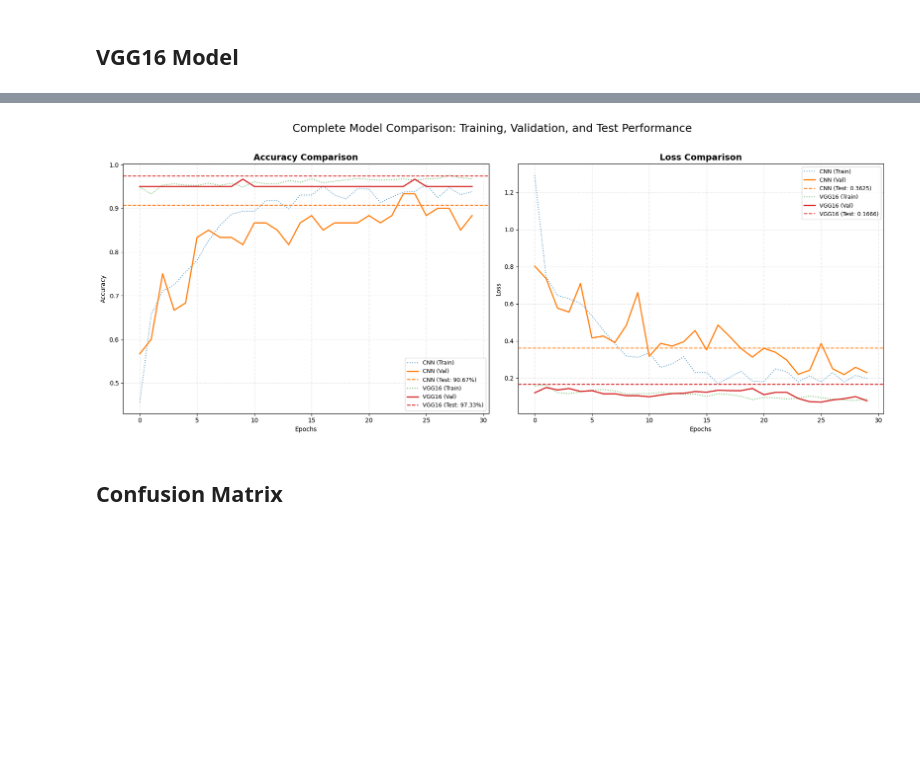
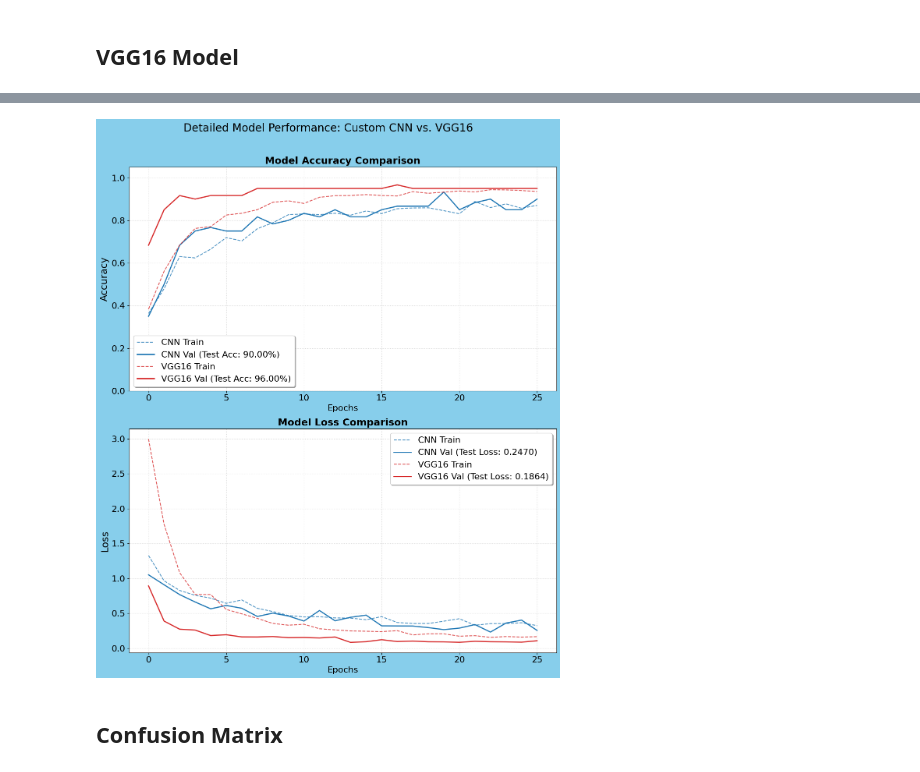
Before and after one commit to benedict8005/Machine-Learning-Repo, a Jupyter notebook: CNN_VGG_Comparison.ipynb, the cells around one changed output, grey strips where cells are left out. Drawn from its saved outputs; the diff is of its cells as text; code cells hidden in the pictures; blank space fills up the shorter version.

```diff
--- a/CNN_VGG_Comparison.ipynb
+++ b/CNN_VGG_Comparison.ipynb
@@ -170,8 +165,7 @@ NameError: name 'show_sample_images' is not defined
 # %% [markdown]
 ## Training Sample Images
 # %%
-
-images, labels = next(vgg_train_gen)
+images, labels = next(train_gen_vgg)
 plt.figure(figsize=(10,5))
 for i in range(5):
     plt.subplot(1,5,i+1)
@@ -188,5 +182,5 @@ Clipping input data to the valid range for imshow with RGB data ([0..1] for floa
 # %%
-images, labels = next(cnn_train_gen)
+images, labels = next(train_gen_scratch)
 plt.figure(figsize=(10,5))
 for i in range(5):
     plt.subplot(1,5,i+1)
@@ -383,66 +370,67 @@ model_vgg.save("vgg16_transfer_learning.keras")
 # Save the scratch model
 model_scratch.save("scratch_cnn.keras")
 # %%
-def plot_comparison_with_test(histories, titles, test_metrics):
-    """
-    histories: list of history objects [history_cnn, history_vgg]
-    titles: list of labels ['CNN Scratch', 'VGG16']
-    test_metrics: list of tuples [(test_loss_cnn, test_acc_cnn), (test_loss_vgg, test_acc_vgg)]
-    """
-    fig, (ax1, ax2) = plt.subplots(1, 2, figsize=(18, 7))
-    colors = ['#1f77b4', '#ff7f0e', '#2ca02c', '#d62728']
+def plot_comparison_stacked(histories, titles, test_metrics):
+
+    fig, (ax1, ax2) = plt.subplots(2, 1, figsize=(12, 14), facecolor = 'skyblue')
+    colors = ['#1f77b4', '#1f77b4', '#d62728', '#d62728']
 
     for i, (history, name, metrics) in enumerate(zip(histories, titles, test_metrics)):
         test_loss, test_acc = metrics
-        epochs = range(len(history.history['accuracy']))
 
-        # --- Plot Accuracy ---
-        ax1.plot(history.history['accuracy'], label=f'{name} (Train)',
-                 linestyle=':', color=colors[i*2], alpha=0.7)
-        ax1.plot(history.history['val_accuracy'], label=f'{name} (Val)',
+        # --- Plot Accuracy (Top Subplot) ---
+        ax1.plot(history.history['accuracy'], label=f'{name} Train',
+                 linestyle='--', color=colors[i*2], alpha=0.8)
+        # We attach the Test Accuracy info to the Validation label
+        ax1.plot(history.history['val_accuracy'],
+                 label=f'{name} Val (Test Acc: {test_acc:.2%})',
                  linewidth=2, color=colors[i*2+1])
-        # Add Test Accuracy as a solid horizontal line
-        ax1.axhline(y=test_acc, color=colors[i*2+1], linestyle='--',
-                    label=f'{name} (Test: {test_acc:.2%})')
 
-        # --- Plot Loss ---
-        ax2.plot(history.history['loss'], label=f'{name} (Train)',
-                 linestyle=':', color=colors[i*2], alpha=0.7)
-        ax2.plot(history.history['val_loss'], label=f'{name} (Val)',
+        # --- Plot Loss (Bottom Subplot) ---
+        ax2.plot(history.history['loss'], label=f'{name} Train',
+                 linestyle='--', color=colors[i*2], alpha=0.8)
+        # We attach the Test Loss info to the Validation label
+        ax2.plot(history.history['val_loss'],
+                 label=f'{name} Val (Test Loss: {test_loss:.4f})',
                  linewidth=2, color=colors[i*2+1])
-        # Add Test Loss as a solid horizontal line
-        ax2.axhline(y=test_loss, color=colors[i*2+1], linestyle='--',
-                    label=f'{name} (Test: {test_loss:.4f})')
 
-    # Styling
-    ax1.set_title('Accuracy Comparison', fontsize=14, fontweight='bold')
-    ax1.set_ylabel('Accuracy')
-    ax2.set_title('Loss Comparison', fontsize=14, fontweight='bold')
-    ax2.set_ylabel('Loss')
+    # Styling Accuracy Plot (ax1)
+    ax1.set_title('Model Accuracy Comparison', fontsize=18, fontweight='bold')
+    ax1.set_ylabel('Accuracy', fontsize=18)
+    ax1.set_ylim(0, 1.05) # Accuracy is usually 0-1
 
+    # Styling Loss Plot (ax2)
+    ax2.set_title('Model Loss Comparison', fontsize=18, fontweight='bold')
+    ax2.set_ylabel('Loss', fontsize=18)
+
+    # General styling for both
     for ax in [ax1, ax2]:
-        ax.set_xlabel('Epochs')
+        ax.set_xlabel('Epochs', fontsize=16)
         ax.grid(True, linestyle=':', alpha=0.6)
-        ax.legend(loc='best', frameon=True, fontsize=9)
 
-    plt.suptitle("Complete Model Comparison: Training, Validation, and Test Performance", fontsize=18, y=1.02)
+        ax.tick_params(axis='both', which='major', labelsize=16)
+
+        # Position legend outside or in the best spot
+        ax.legend(loc='best', frameon=True, shadow=True, fontsize=16)
+
+    plt.suptitle("Detailed Model Performance: Custom CNN vs. VGG16", fontsize=20, y=1.02)
     plt.tight_layout()
     plt.show()
 
 # --- HOW TO RUN ---
 
-# 1. First, get the test metrics for both models
+# 1. Get metrics
 test_metrics_scratch = model_scratch.evaluate(test_gen_scratch, verbose=0)
 test_metrics_vgg = model_vgg.evaluate(test_gen_vgg, verbose=0)
 
-# 2. Run the plotter
-plot_comparison_with_test(
+# 2. Run the stacked plotter
+plot_comparison_stacked(
     [history_scratch, history_vgg],
     ['CNN', 'VGG16'],
     [test_metrics_scratch, test_metrics_vgg]
 )
 # %% [output]
-[figure, old version]
+[figure, new version]
 # %% [markdown]
 ## Confusion Matrix
 # %%
```
Also changed, not shown: parts of 14 cells of this notebook.
